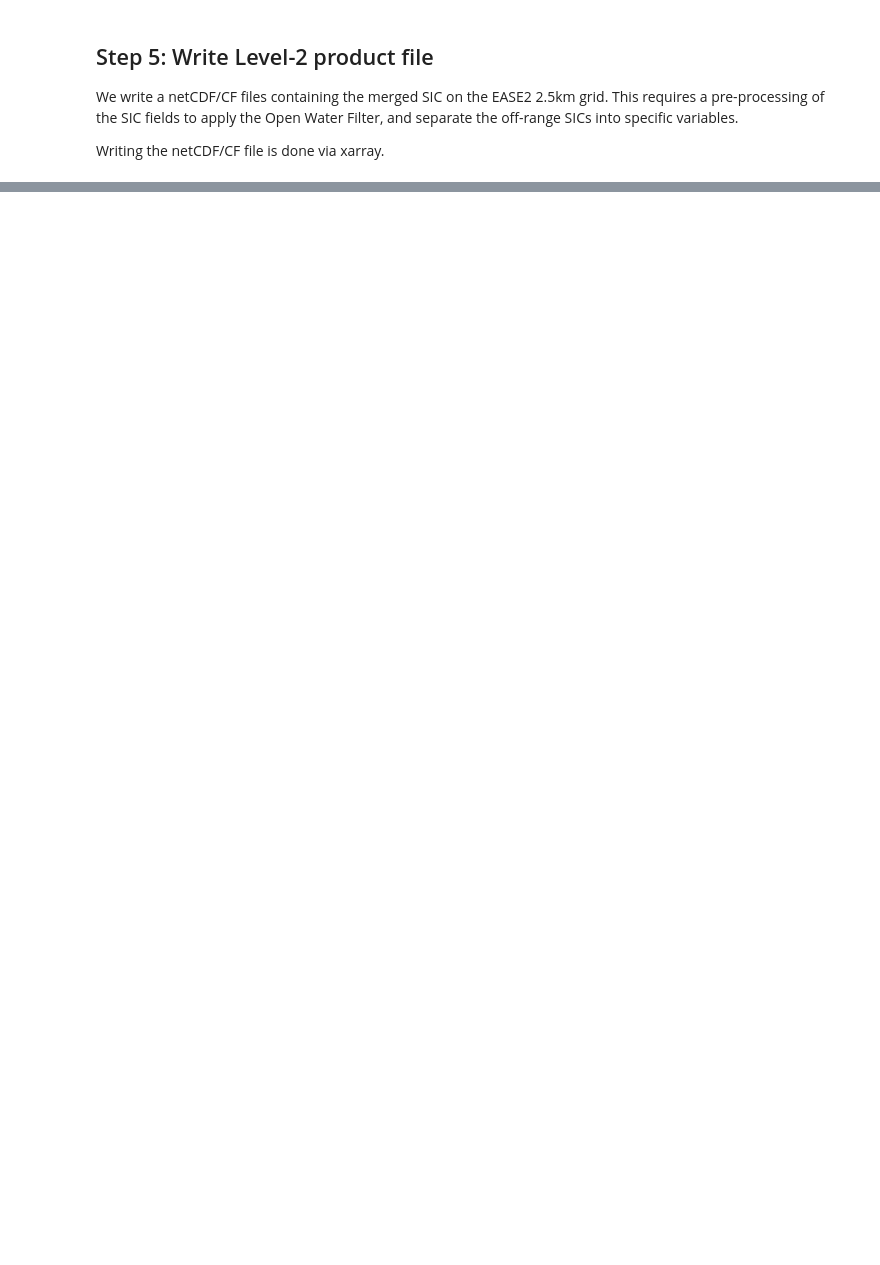
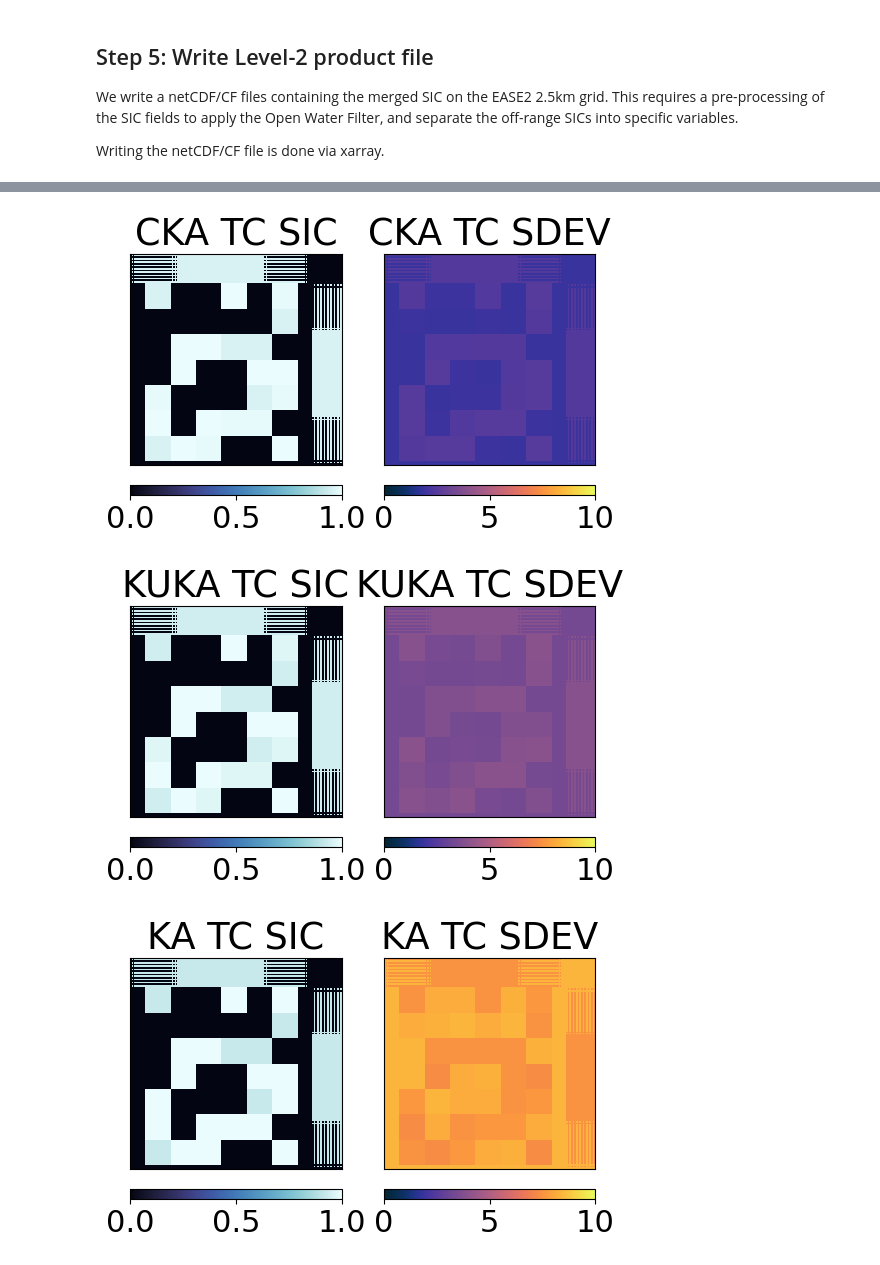
Before and after one commit to CIMR-Algos/SeaIceConcentration_ATBD_v2, a Jupyter notebook: algorithm/CIMR L2 Sea Ice Concentration algorithm.ipynb, the cells around one changed output, grey strips where cells are left out. Drawn from its saved outputs; the diff is of its cells as text; code cells hidden in the pictures; blank space fills up the shorter version.

```diff
--- a/algorithm/CIMR L2 Sea Ice Concentration algorithm.ipynb
+++ b/algorithm/CIMR L2 Sea Ice Concentration algorithm.ipynb
@@ -723,0 +682,42 @@ plt.show()
+# %%
+tc_res = dict()
+for alg in algos.keys():
+
+    # run the algorithm to compute SIC
+    tc_res[alg] = algos[alg]['algo'].compute_sic(tc_tbs[alg])
+
+    # Simple visualization
+    cmap = cmocean.cm.ice
+    ucmap = cmocean.cm.thermal
+    vmin, vmax = (0., 1)
+    umin, umax = (0, 10)
+
+    fig, (ax0,ax1) = plt.subplots(ncols=2,figsize=(6,5))
+    cF = ax0.imshow(tc_res[alg].sic, vmin=vmin, vmax=vmax, interpolation = 'none', origin='upper', cmap=cmap)
+    ax0.set_title(alg + " " + "TC" + " " + "SIC")
+    plt.colorbar(cF,orientation='horizontal', pad=0.05)
+    ax0.set_xticks([]); ax0.set_yticks([])
+    uF = ax1.imshow(tc_res[alg].sdev, vmin=umin, vmax=umax, interpolation = 'none', origin='upper', cmap=ucmap)
+    ax1.set_title(alg + " " + "TC" + " " + "SDEV")
+    plt.colorbar(uF,orientation='horizontal', pad=0.05)
+    ax1.set_xticks([]); ax1.set_yticks([])
+
+    # post-processing to align with the product from L1B
+    tc_res[alg].sic *= 100.
+
+
+alg = 'CKA@KA'
+fig, (ax0,ax1) = plt.subplots(ncols=2,figsize=(6,5))
+cF = ax0.imshow(mrg_grd[alg].sic/100., vmin=vmin, vmax=vmax, interpolation = 'none', origin='upper', cmap=cmap)
+ax0.set_title(alg + " " + "L1B" + " " + "SIC")
+plt.colorbar(cF,orientation='horizontal', pad=0.05)
+ax0.set_xticks([]); ax0.set_yticks([])
+uF = ax1.imshow(mrg_grd[alg].sdev, vmin=umin, vmax=umax, interpolation = 'none', origin='upper', cmap=ucmap)
+ax1.set_title(alg + " " + "L1B" + " " + "SDEV")
+plt.colorbar(uF,orientation='horizontal', pad=0.05)
+ax1.set_xticks([]); ax1.set_yticks([])
+plt.show()
+# %% [output]
+[figure, added]
+[figure, added]
+[figure, added]
```
Also changed, not shown: parts of 44 cells of this notebook.
